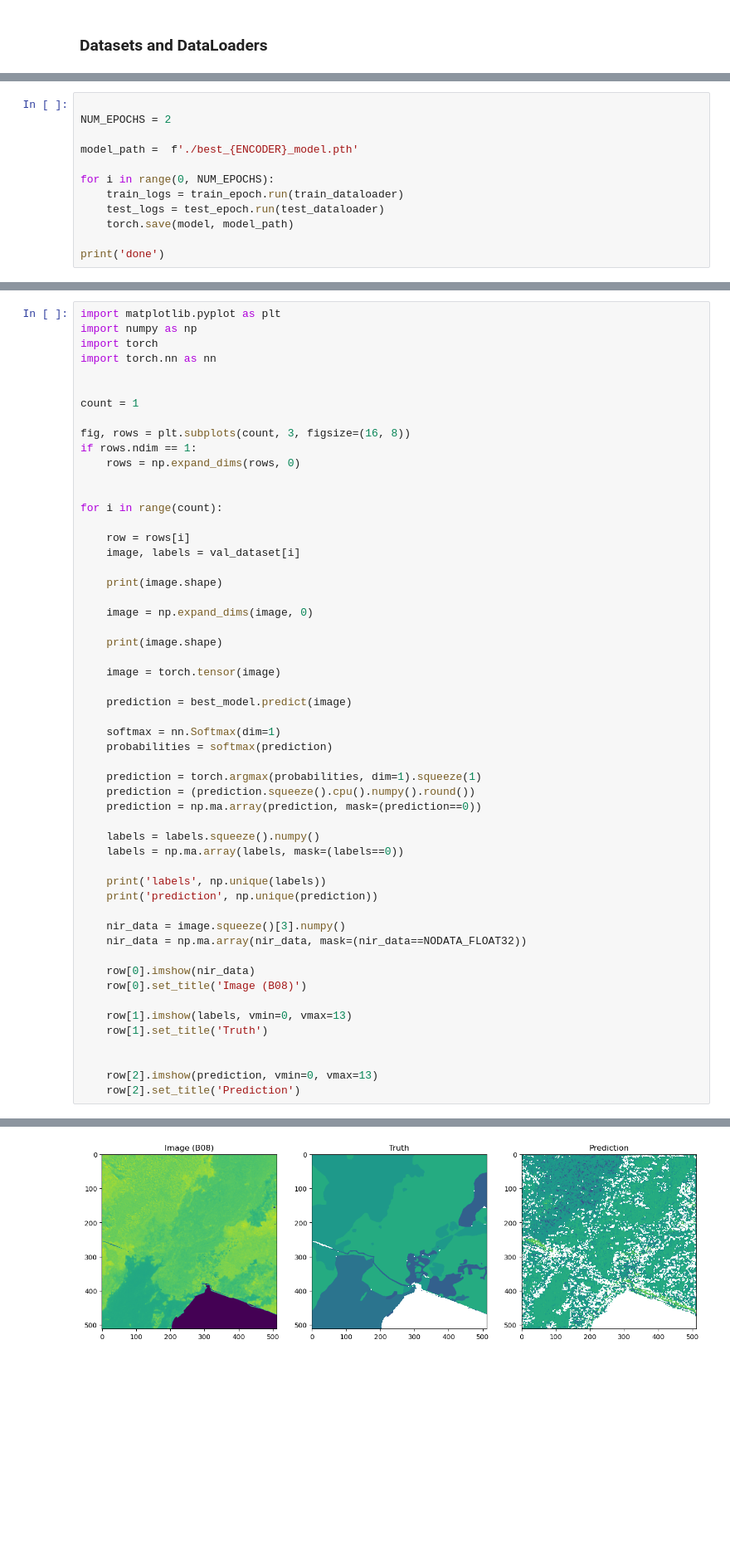
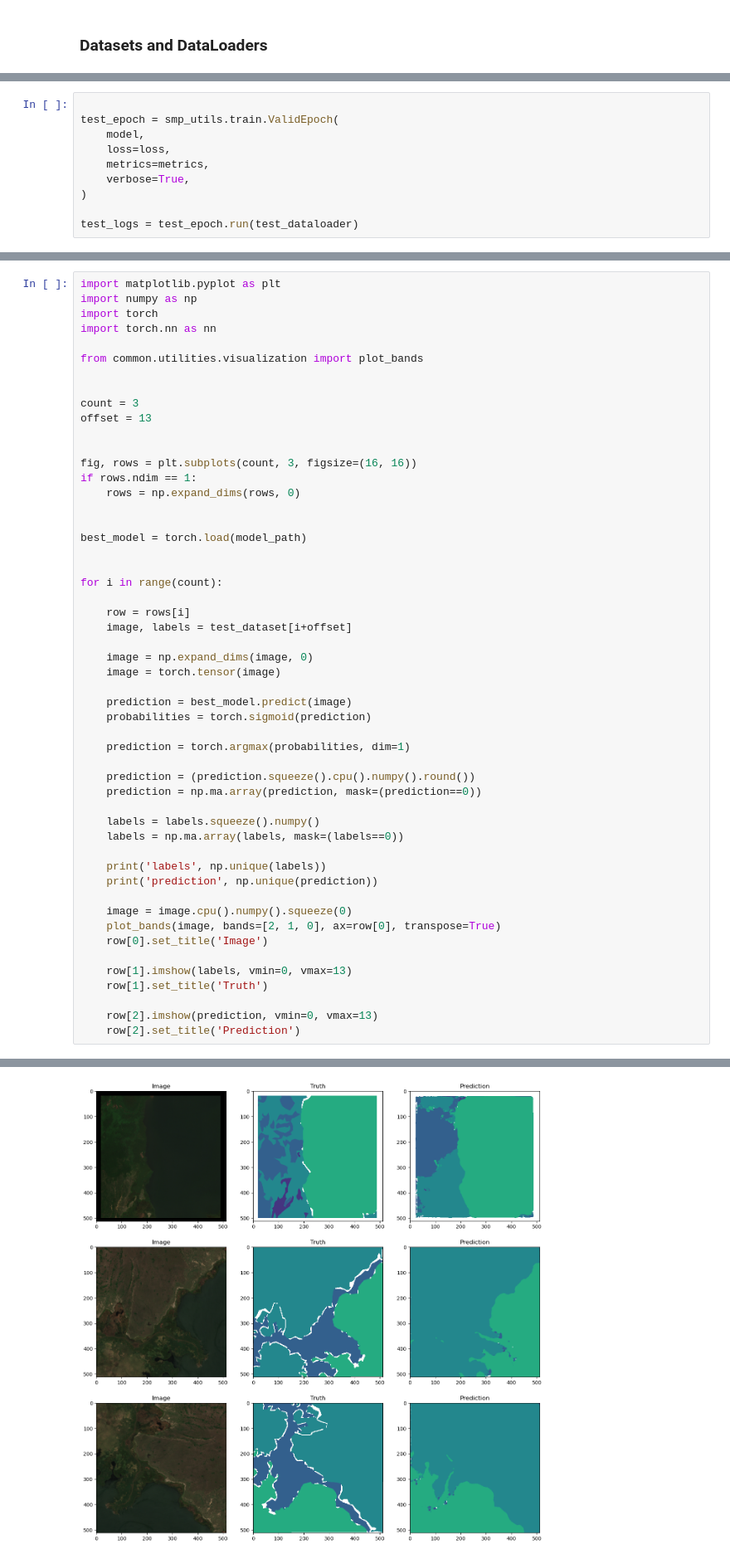
Before and after one commit to caseyslaught/smartcarte-containers, a Jupyter notebook: notebooks/src/RunLBuildLandcoverModel.ipynb, the cells around one changed output, grey strips where cells are left out. Shown at 83% size. Drawn from its saved outputs; the diff is of its cells as text; blank space fills up the shorter version.

Commit message:
trained initial landcover model

```diff
--- a/notebooks/src/RunLBuildLandcoverModel.ipynb
+++ b/notebooks/src/RunLBuildLandcoverModel.ipynb
@@ -130,12 +165,10 @@ test_epoch = smp_utils.train.ValidEpoch(
 # %%
 
-NUM_EPOCHS = 2
+test_epoch = smp_utils.train.ValidEpoch(
+    model,
+    loss=loss,
+    metrics=metrics,
+    verbose=True,
+)
 
-model_path =  f'./best_{ENCODER}_model.pth'
-
-for i in range(0, NUM_EPOCHS):
-    train_logs = train_epoch.run(train_dataloader)
-    test_logs = test_epoch.run(test_dataloader)
-    torch.save(model, model_path)
-
-print('done')
+test_logs = test_epoch.run(test_dataloader)
@@ -161,33 +178,34 @@ import numpy as np
 import torch
 import torch.nn as nn
 
+from common.utilities.visualization import plot_bands
 
-count = 1
 
-fig, rows = plt.subplots(count, 3, figsize=(16, 8))
+count = 3
+offset = 13
+
+
+fig, rows = plt.subplots(count, 3, figsize=(16, 16))
 if rows.ndim == 1:
     rows = np.expand_dims(rows, 0)
+
+
+best_model = torch.load(model_path)
 
 
 for i in range(count):
 
     row = rows[i]
-    image, labels = val_dataset[i]
-
-    print(image.shape)
+    image, labels = test_dataset[i+offset]
 
     image = np.expand_dims(image, 0)
-
-    print(image.shape)
-
     image = torch.tensor(image)
 
     prediction = best_model.predict(image)
+    probabilities = torch.sigmoid(prediction)
 
-    softmax = nn.Softmax(dim=1)
-    probabilities = softmax(prediction)
+    prediction = torch.argmax(probabilities, dim=1)
 
-    prediction = torch.argmax(probabilities, dim=1).squeeze(1)
     prediction = (prediction.squeeze().cpu().numpy().round())
     prediction = np.ma.array(prediction, mask=(prediction==0))
 
@@ -197,16 +215,13 @@ for i in range(count):
     print('labels', np.unique(labels))
     print('prediction', np.unique(prediction))
 
-    nir_data = image.squeeze()[3].numpy()
-    nir_data = np.ma.array(nir_data, mask=(nir_data==NODATA_FLOAT32))
-
-    row[0].imshow(nir_data)
-    row[0].set_title('Image (B08)')
+    image = image.cpu().numpy().squeeze(0)
+    plot_bands(image, bands=[2, 1, 0], ax=row[0], transpose=True)
+    row[0].set_title('Image')
 
     row[1].imshow(labels, vmin=0, vmax=13)
     row[1].set_title('Truth')
 
-
     row[2].imshow(prediction, vmin=0, vmax=13)
     row[2].set_title('Prediction')
 # %% [output]
@@ -217 +235 @@ prediction [1 2 3 4 5 6 7 8 9 10 11 12 --]
-[figure, old version]
+[figure, new version]
```
Also changed, not shown: parts of 8 cells of this notebook, 2 other files.
